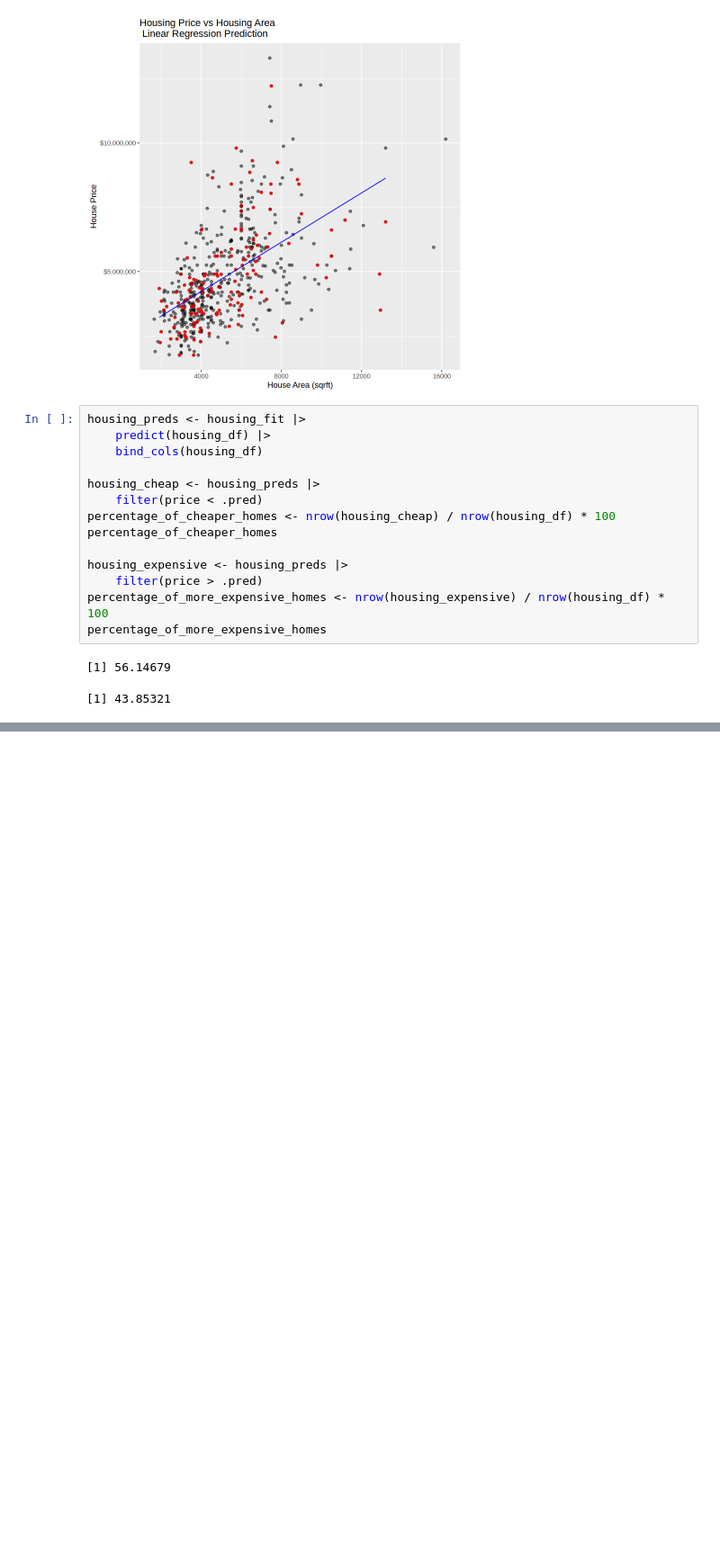
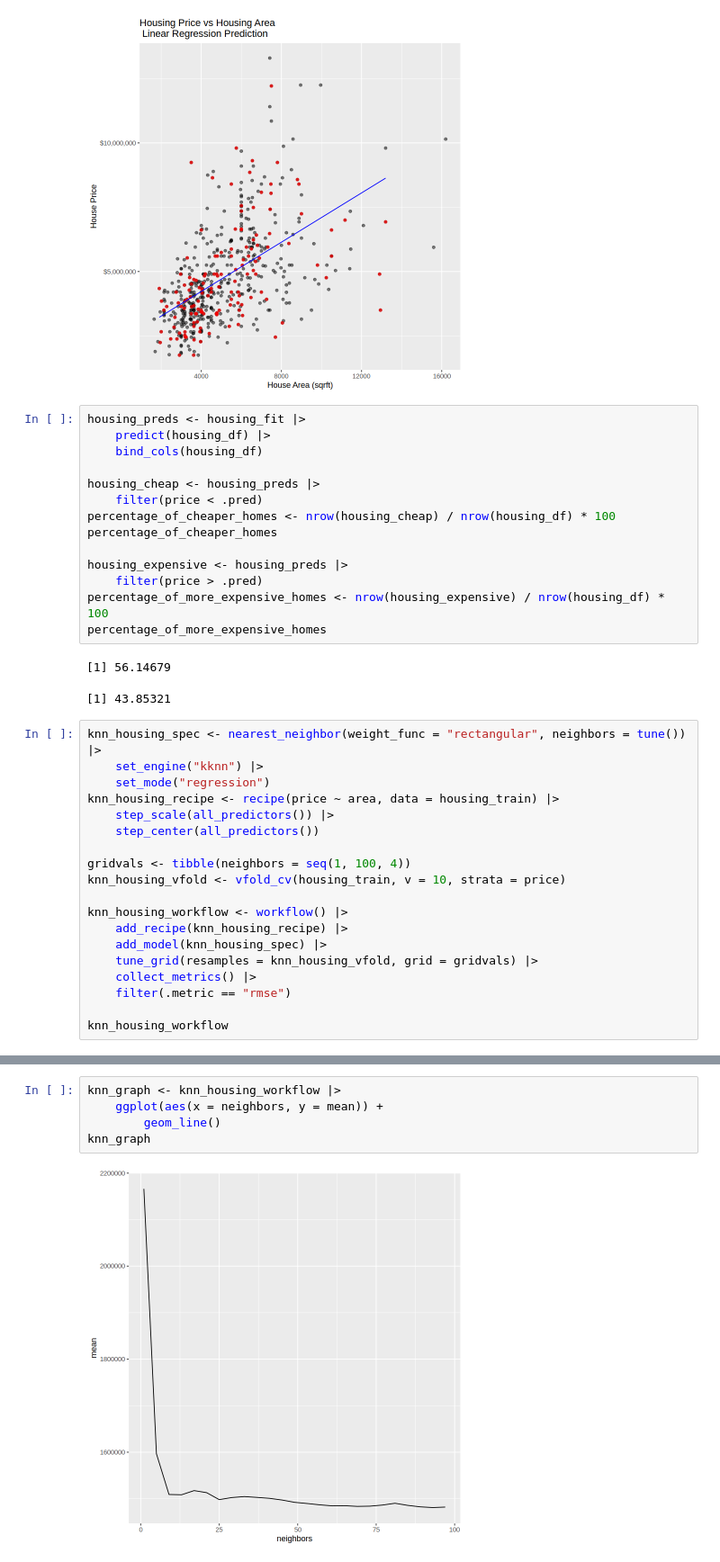
Before and after one commit to chwu01/DSCI-Group-Project, a Jupyter notebook: linear regression.ipynb, the cells around one changed output, grey strips where cells are left out. Shown at 90% size. Drawn from its saved outputs; the diff is of its cells as text; blank space fills up the shorter version.

Commit message:
Knn Visualizataion in linear regression notebook (Temporary)

```diff
--- a/linear regression.ipynb
+++ b/linear regression.ipynb
@@ -98,3 +107,22 @@ percentage_of_more_expensive_homes
 # %% [output]
 [1] 56.14679
 [1] 43.85321
+# %%
+knn_housing_spec <- nearest_neighbor(weight_func = "rectangular", neighbors = tune()) |>
+    set_engine("kknn") |>
+    set_mode("regression")
+knn_housing_recipe <- recipe(price ~ area, data = housing_train) |>
+    step_scale(all_predictors()) |>
+    step_center(all_predictors())
+
+gridvals <- tibble(neighbors = seq(1, 100, 4))
+knn_housing_vfold <- vfold_cv(housing_train, v = 10, strata = price)
+
+knn_housing_workflow <- workflow() |>
+    add_recipe(knn_housing_recipe) |>
+    add_model(knn_housing_spec) |>
+    tune_grid(resamples = knn_housing_vfold, grid = gridvals) |>
+    collect_metrics() |>
+    filter(.metric == "rmse")
+
+knn_housing_workflow
@@ -100,0 +149,7 @@ percentage_of_more_expensive_homes
+# %%
+knn_graph <- knn_housing_workflow |>
+    ggplot(aes(x = neighbors, y = mean)) +
+        geom_line()
+knn_graph
+# %% [output]
+[figure, added]
```
Also changed, not shown: parts of 6 cells of this notebook.
